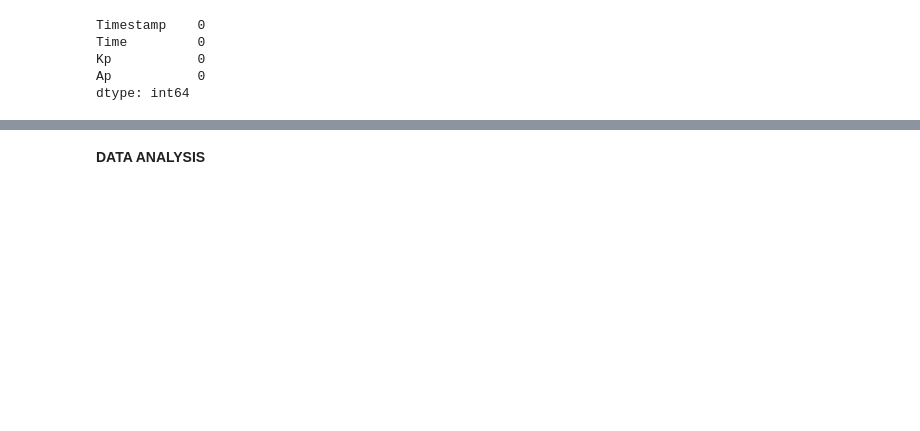
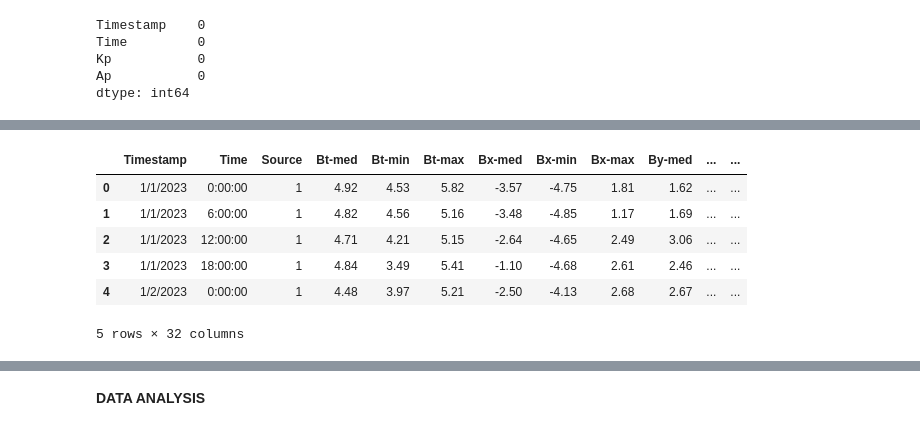
Before and after one commit to mariamalaa76/NASA-Space-Apps, a Jupyter notebook: NASA Space Apps.ipynb, the cells around one changed output, grey strips where cells are left out. Saved outputs shown, nothing was run; the diff lists cells and outputs as text; code cells hidden in the pictures; blank space fills up the shorter version.

```diff
--- a/NASA Space Apps.ipynb
+++ b/NASA Space Apps.ipynb
@@ -179,0 +195,12 @@ dtype: int64
+# %%
+data = df
+data[['Ap','Kp']] = df_kp[['Ap','Kp']]
+data.head()
+# %% [output]
+|  | Timestamp | Time | Source | Bt-med | Bt-min | Bt-max | Bx-med | Bx-min | Bx-max | By-med | ... | ... |
+| 0 | 1/1/2023 | 0:00:00 | 1 | 4.92 | 4.53 | 5.82 | -3.57 | -4.75 | 1.81 | 1.62 | ... | ... |
+| 1 | 1/1/2023 | 6:00:00 | 1 | 4.82 | 4.56 | 5.16 | -3.48 | -4.85 | 1.17 | 1.69 | ... | ... |
+| 2 | 1/1/2023 | 12:00:00 | 1 | 4.71 | 4.21 | 5.15 | -2.64 | -4.65 | 2.49 | 3.06 | ... | ... |
+| 3 | 1/1/2023 | 18:00:00 | 1 | 4.84 | 3.49 | 5.41 | -1.10 | -4.68 | 2.61 | 2.46 | ... | ... |
+| 4 | 1/2/2023 | 0:00:00 | 1 | 4.48 | 3.97 | 5.21 | -2.50 | -4.13 | 2.68 | 2.67 | ... | ... |
+5 rows × 32 columns
```
Also changed, not shown: parts of 20 cells of this notebook.
